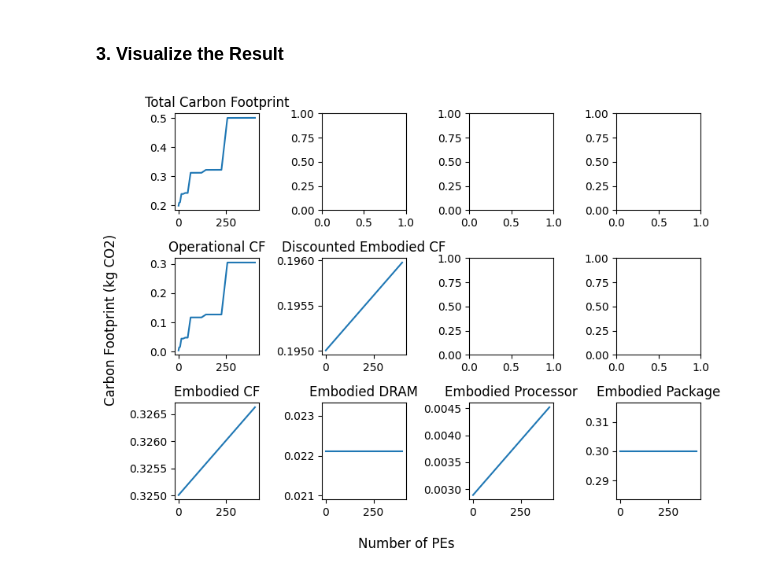
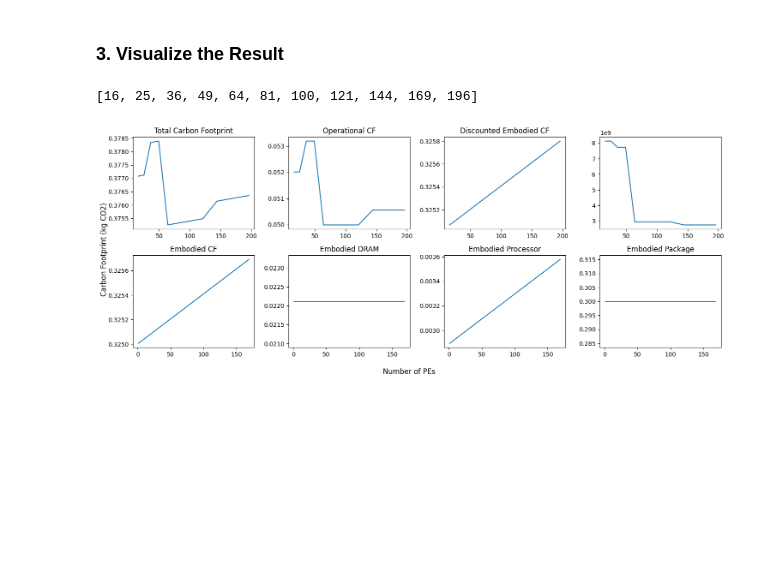
Before and after one commit to hmin-stella/CarbonLoop, a Jupyter notebook: workspace/3_CarbonLoop/run_CarbonLoop_part2.ipynb, the cells around one changed output. Cells and saved outputs as stored; diff of their text form; code cells hidden in the pictures; blank space fills up the shorter version.

```diff
--- a/workspace/3_CarbonLoop/run_CarbonLoop_part2.ipynb
+++ b/workspace/3_CarbonLoop/run_CarbonLoop_part2.ipynb
@@ -9,11 +11,11 @@ import sys
 # %% [markdown]
 ### 1. Read Output from Timeloop+Accelergy and Save in Yaml Files
 # %%
-
 # Generate arch dirctory list
 arch_type = 'eyeriss_like'
-pe_list = [1,4,9,16,25,36,49,64,81,100,121,144,169,196,225,256,289,324,361,400]
-arch = []
+pe_list=[]
+for i in range(16,201,4):
+    pe_list.append(i)arch = []
 for pe in pe_list:
     arch.append(arch_type+'_pe_'+str(pe))
 
@@ -92,10 +94,11 @@ from logic_model  import Fab_Logic
 # Assume parameters
 # Refernce: https://www.extremetech.com/computing/data-center-ai-gpus-may-have-extremely-short-lifespans
 use_ci     = "loc_usa"
-Kr         = 0.15   # kg CO2
-T          = 1.8    # years
-LT         = 3      # years
-clock_freq = 200    # MHz
+Kr         = 0.15          # kg CO2
+n_inf      = 1500          # per day
+LT         = 3             # years
+clock_freq = 200           # MHz
+T          = LT
 
 # Initialize components
 processor = Fab_Logic(process_node=28, gpa="95", fab_carbon_intensity="loc_taiwan", use_carbon_intensity="loc_usa",debug=False, fab_yield=0.8)
@@ -111,7 +114,7 @@ cf_operational_list = []
 cf_final_list = []
 for total_cap, total_area, total_energy, total_cycles in zip(total_cap_list, total_area_list, total_energy_list, total_cycles_list):
     # Input parameters to ACT
-    n_run     = (T *365*24*60*60) / ((1/(clock_freq*1000000))*total_cycles)
+    latency = (1/(clock_freq*1000000))*total_cycles
     total_area_cm2 = total_area / 100000000
     total_cap_GB = total_cap/1000000000
     total_energy_kWh = total_energy / (3600*10**9)
@@ -124,38 +127,51 @@ for total_cap, total_area, total_energy, total_cycles in zip(total_cap_list, tot
     cf_DRAM_list.append(DRAM.get_carbon() / 1000.)
     cf_embodied_list.append(cf_package_list[-1] + cf_processor_list[-1] + cf_DRAM_list[-1])
     cf_dis_embodied_list.append(T/LT*cf_embodied_list[-1])
-    cf_operational_list.append(processor.get_use_ci() * n_run * total_energy_kWh / 1000.)
+    cf_operational_list.append(processor.get_use_ci() * n_inf*365*LT * total_energy_kWh / 1000.)
     cf_final_list.append(cf_operational_list[-1] + cf_dis_embodied_list[-1])
 # %% [markdown]
 ### 3. Visualize the Result
 # %%
-import matplotlib.pyplot as plt
+# Create a figure and a set of subplots
+fig, axes = plt.subplots(nrows=2, ncols=4, figsize=(15,6))
 
-# Create a figure and a set of subplots
-fig, axes = plt.subplots(nrows=3, ncols=4, figsize=(8, 6))
+CEP_list = []
+CDP_list = []
+total_energy_kWh_list = []
+for i in range(len(pe_list)):
+    total_energy_kWh_list.append(total_energy_list[i] / (3600*10**9))
+
+
+for i in range(len(pe_list)):
+    CEP_list.append(cf_final_list[i]*total_energy_kWh_list[i])
+    CDP_list.append(cf_final_list[i]*(1/(clock_freq*1000000))*total_cycles_list[i])
+    total_energy_kWh_list.append(total_energy_list[i] / (3600*10**9))
 
 # Plot data on each subplot
-axes[0, 0].plot(pe_list, cf_final_list)
-axes[1, 0].plot(pe_list, cf_operational_list)
-axes[1, 1].plot(pe_list, cf_dis_embodied_list)
-axes[2, 0].plot(pe_list, cf_embodied_list)
-axes[2, 1].plot(pe_list, cf_DRAM_list)
-axes[2, 2].plot(pe_list, cf_processor_list)
-axes[2, 3].plot(pe_list, cf_package_list)
+axes[0, 0].plot(pe_list[3:14], cf_final_list[3:14], label='CF')
+axes[0, 1].plot(pe_list[3:14], cf_operational_list[3:14], label='OP_CF')
+axes[0, 2].plot(pe_list[3:14], cf_dis_embodied_list[3:14], label='EM_CF')
+axes[0, 3].plot(pe_list[3:14], total_cycles_list[3:14])
+axes[1, 0].plot(pe_list[:13], cf_embodied_list[:13])
+axes[1, 1].plot(pe_list[:13], cf_DRAM_list[:13])
+axes[1, 2].plot(pe_list[:13], cf_processor_list[:13])
+axes[1, 3].plot(pe_list[:13], cf_package_list[:13])
+print(pe_list[3:14])
 
 # Add titles and labels
 axes[0, 0].set_title('Total Carbon Footprint')
-axes[1, 0].set_title('Operational CF')
-axes[1, 1].set_title('Discounted Embodied CF')
-axes[2, 0].set_title('Embodied CF')
-axes[2, 1].set_title('Embodied DRAM')
-axes[2, 2].set_title('Embodied Processor')
-axes[2, 3].set_title('Embodied Package')
+axes[0, 1].set_title('Operational CF')
+axes[0, 2].set_title('Discounted Embodied CF')
+axes[1, 0].set_title('Embodied CF')
+axes[1, 1].set_title('Embodied DRAM')
+axes[1, 2].set_title('Embodied Processor')
+axes[1, 3].set_title('Embodied Package')
 fig.supxlabel("Number of PEs")
 fig.supylabel("Carbon Footprint (kg CO2)")
 
 # Adjust layout and show the plot
 plt.tight_layout()
 plt.show()
 # %% [output]
+[16, 25, 36, 49, 64, 81, 100, 121, 144, 169, 196]
-[figure, old version]
+[figure, new version]
```
Also changed, not shown: parts of 1 cell of this notebook, 51 other files.
